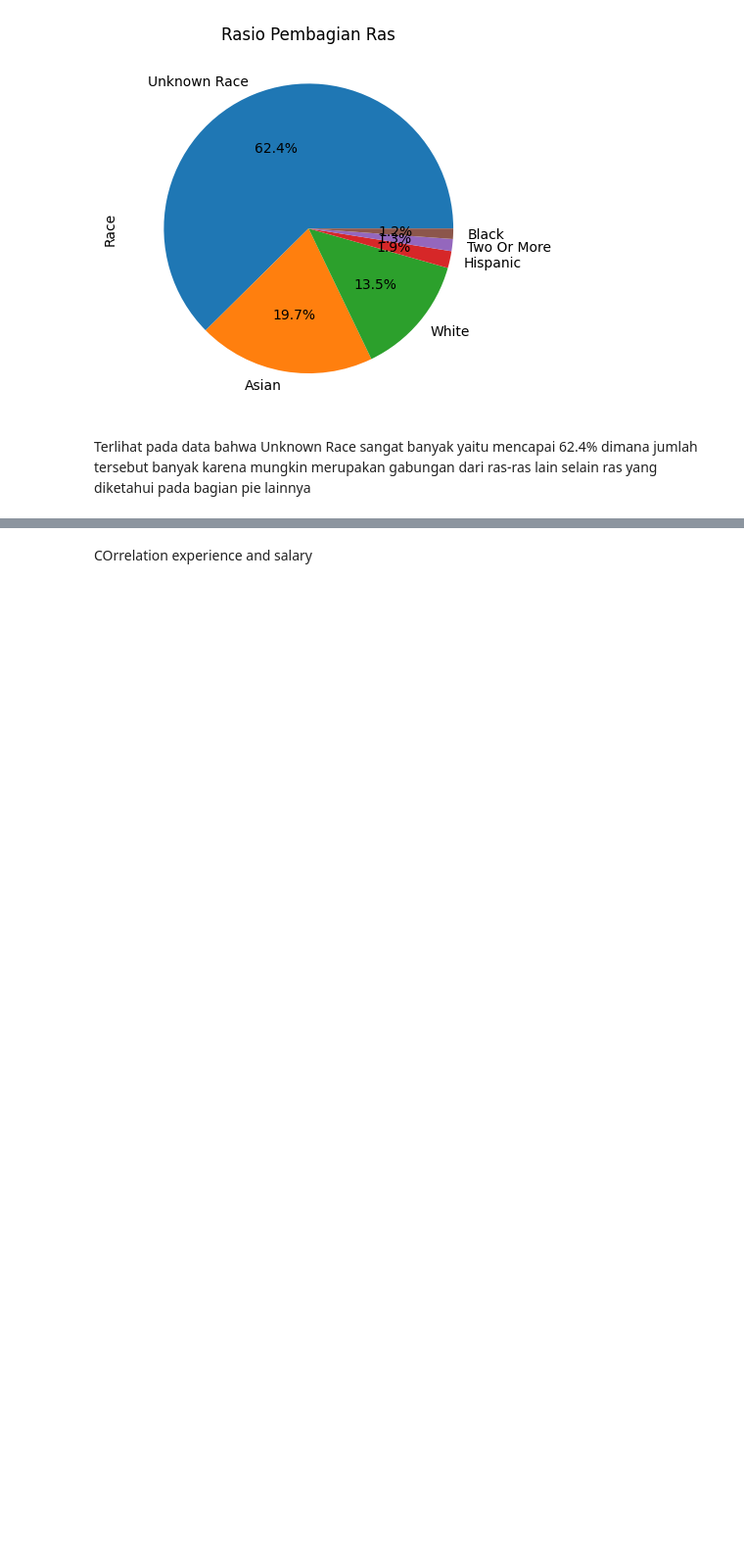
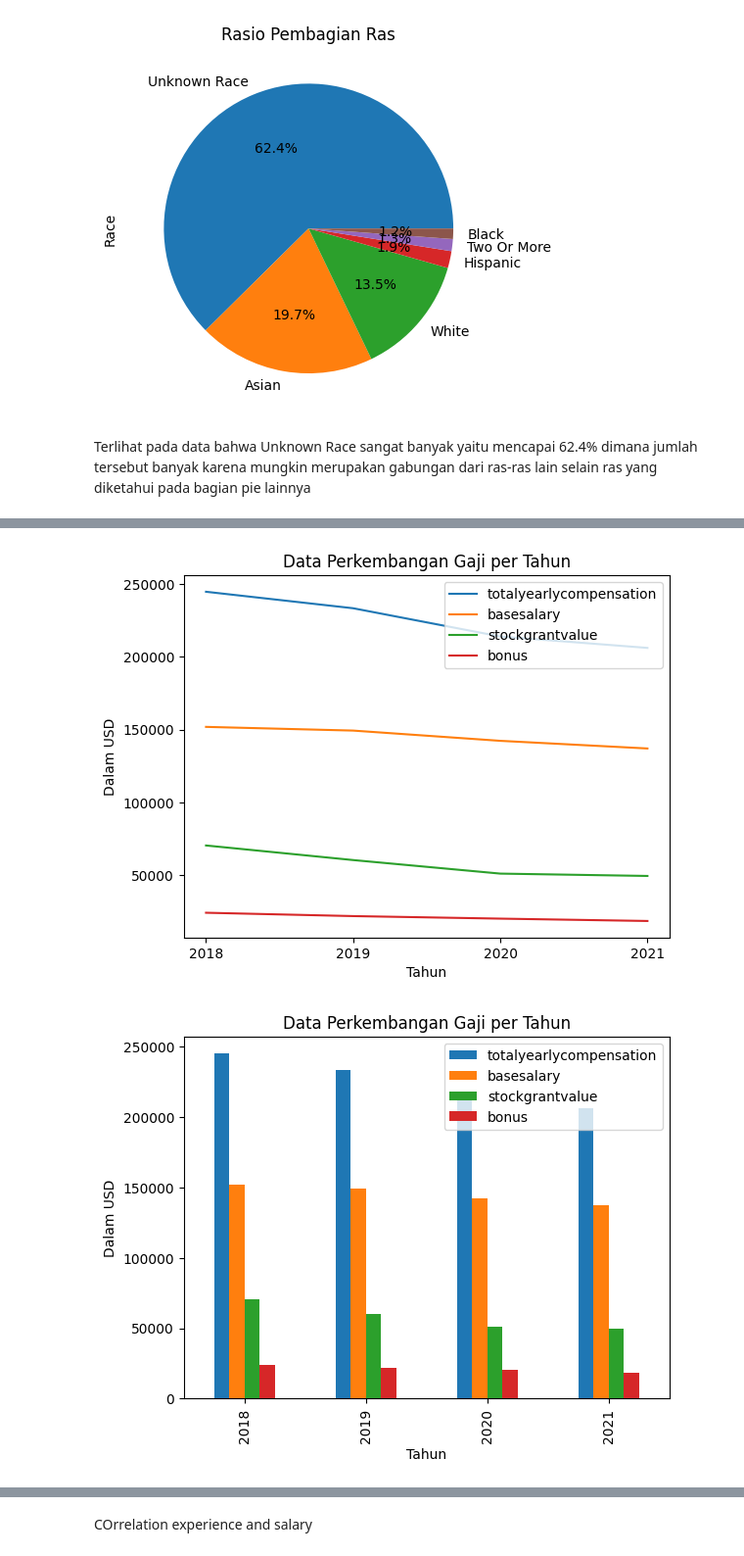
Before and after one commit to fairuzald/andat-Tubes2, a Jupyter notebook: main.ipynb, the cells around one changed output, grey strips where cells are left out. Shown at 98% size. Drawn from its saved outputs; the diff is of its cells as text; code cells hidden in the pictures; blank space fills up the shorter version.

Commit message:
Menambahkan analisa statistik data sample

```diff
--- a/main.ipynb
+++ b/main.ipynb
@@ -1112,0 +1122,4 @@ Terlihat pada data bahwa Unknown Race sangat banyak yaitu mencapai 62.4% dimana
+# %%
+df9 = data.groupby(["Year"])["totalyearlycompensation","basesalary","stockgrantvalue", "bonus"].mean()
+formatted_data9 = df9.applymap('{:,.4f}'.format) #koma untuk pemisah digit ribuan
+formatted_data9
@@ -1112,0 +1133,8 @@ Terlihat pada data bahwa Unknown Race sangat banyak yaitu mencapai 62.4% dimana
+# %%
+df9.plot(kind="line",title="Data Perkembangan Gaji per Tahun",xlabel = "Tahun",ylabel="Dalam USD",xticks=[2018,2019,2020,2021])
+plt.show()
+df9.plot(kind="bar",title="Data Perkembangan Gaji per Tahun", xlabel = "Tahun",ylabel="Dalam USD")
+plt.show()
+# %% [output]
+[figure, added]
+[figure, added]
```
Also changed, not shown: parts of 20 cells of this notebook.
